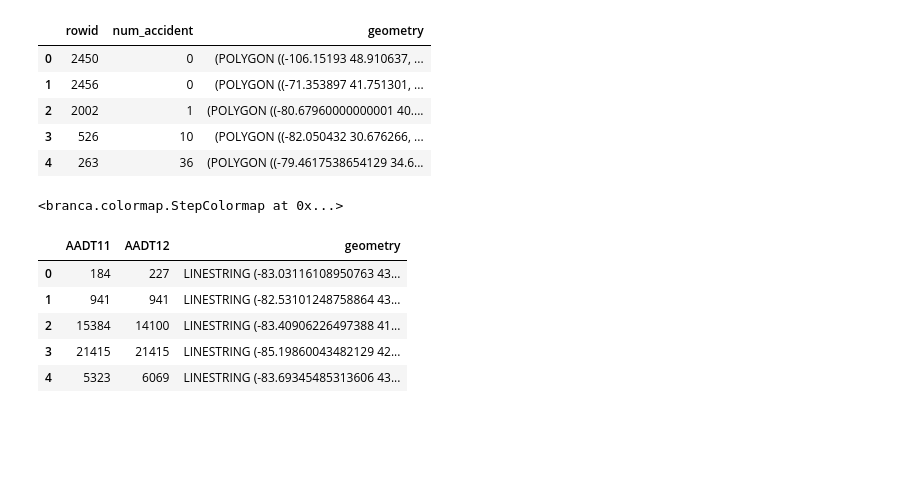
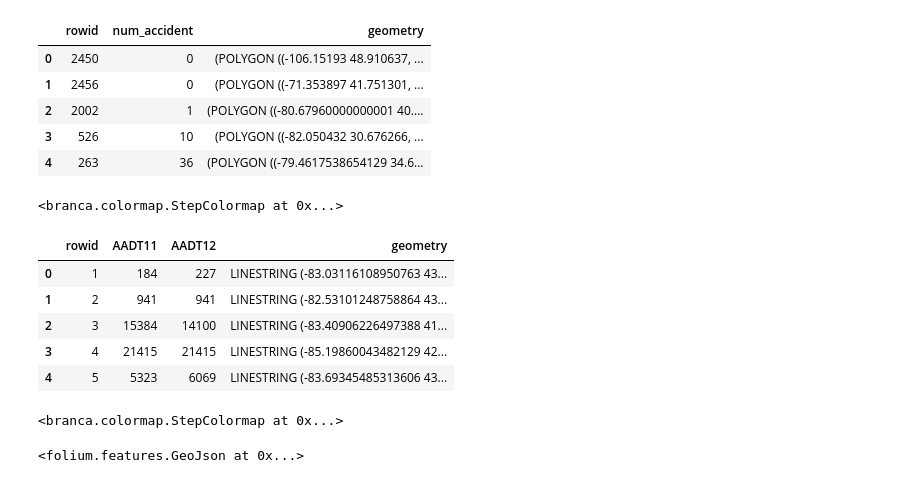
Before and after one commit to MoonBlvd/OSM_database, a Jupyter notebook: county_tunnel_accident.ipynb, the cells around one changed output. Saved outputs shown, nothing was run; the diff lists cells and outputs as text; code cells hidden in the pictures; blank space fills up the shorter version.

Commit message:
add road_accident table

```diff
--- a/county_tunnel_accident.ipynb
+++ b/county_tunnel_accident.ipynb
@@ -210,15 +210,30 @@ plt.savefig('output/road_fnc_distribution.png')
 # %%
 # ---------------------------------------- plot traffic count layer ----------------------------------------------
 query = """
-        SELECT AADT11, AADT12, Hex(ST_AsBinary(ST_Transform(geometry,4326))) as geometry
+        SELECT PK_UID as rowid, AADT11, AADT12, Hex(ST_AsBinary(ST_Transform(geometry,4326))) as geometry
         FROM NTFA_Segment_3
         """
 traffic_count_map = gpd.GeoDataFrame.from_postgis(query, conn, geom_col='geometry',crs={"init":"epsg:4326"})
 traffic_count_map.head(5)
 # %% [output]
-|  | AADT11 | AADT12 | geometry |
-| 0 | 184 | 227 | LINESTRING (-83.03116108950763 43... |
-| 1 | 941 | 941 | LINESTRING (-82.53101248758864 43... |
-| 2 | 15384 | 14100 | LINESTRING (-83.40906226497388 41... |
-| 3 | 21415 | 21415 | LINESTRING (-85.19860043482129 42... |
-| 4 | 5323 | 6069 | LINESTRING (-83.69345485313606 43... |
+|  | rowid | AADT11 | AADT12 | geometry |
+| 0 | 1 | 184 | 227 | LINESTRING (-83.03116108950763 43... |
+| 1 | 2 | 941 | 941 | LINESTRING (-82.53101248758864 43... |
+| 2 | 3 | 15384 | 14100 | LINESTRING (-83.40906226497388 41... |
+| 3 | 4 | 21415 | 21415 | LINESTRING (-85.19860043482129 42... |
+| 4 | 5 | 5323 | 6069 | LINESTRING (-83.69345485313606 43... |
+# %%
+from branca.colormap import linear,LinearColormap
+import math
+
+n=len(traffic_count_map)
+colormap = linear.YlOrRd.scale(traffic_count_map['AADT12'].min(), traffic_count_map['AADT12'].max())
+value_list = np.arange(traffic_count_map['AADT12'].min()+1, traffic_count_map['AADT12'].max()+1).tolist()
+# add a log10 index, and change the color map to stepcolormap
+max_ = max(value_list)
+min_ = min(value_list)
+index = [5**(math.log10(min_) + i * (math.log10(max_) -math.log10(min_)) * 1./n) for i in range(1+n)]
+log_AADT_colormap = colormap.to_step(index=index, round_method='int')
+log_AADT_colormap
+# %% [output]
+<branca.colormap.StepColormap at 0x...>
@@ -224,0 +242,15 @@ traffic_count_map.head(5)
+# %%
+m = folium.Map(location=[42.5, -83.5], zoom_start=7, tiles="cartodbpositron")
+folium.GeoJson(traffic_count_map,
+               name='AADT map',
+               style_function=lambda feature: {
+                   'fillColor': log_AADT_colormap(AADT_map_dict[feature['properties']['rowid']]),
+                   #'fillColor': colors.to_hex(colormap.to_rgba(county_map_dict[feature['properties']['rowid']]+1)),
+                   #'color': 'black',
+                   'weight': 1,
+                   'dashArray': '5, 5',
+                   'fillOpacity': 0.9,
+                }
+              ).add_to(m)
+# %% [output]
+<folium.features.GeoJson at 0x...>
```
Also changed, not shown: parts of 2 cells of this notebook, 2 other files.
